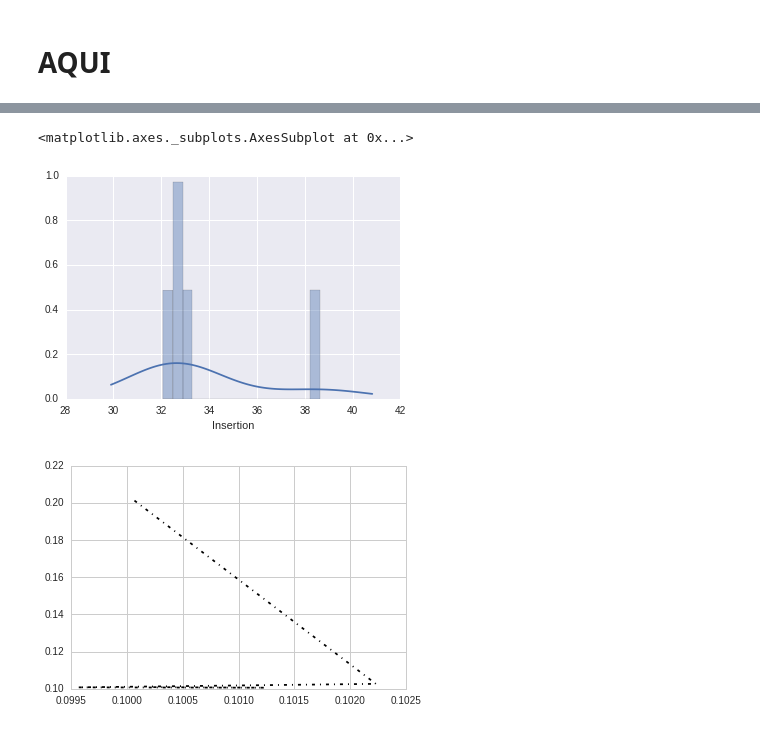
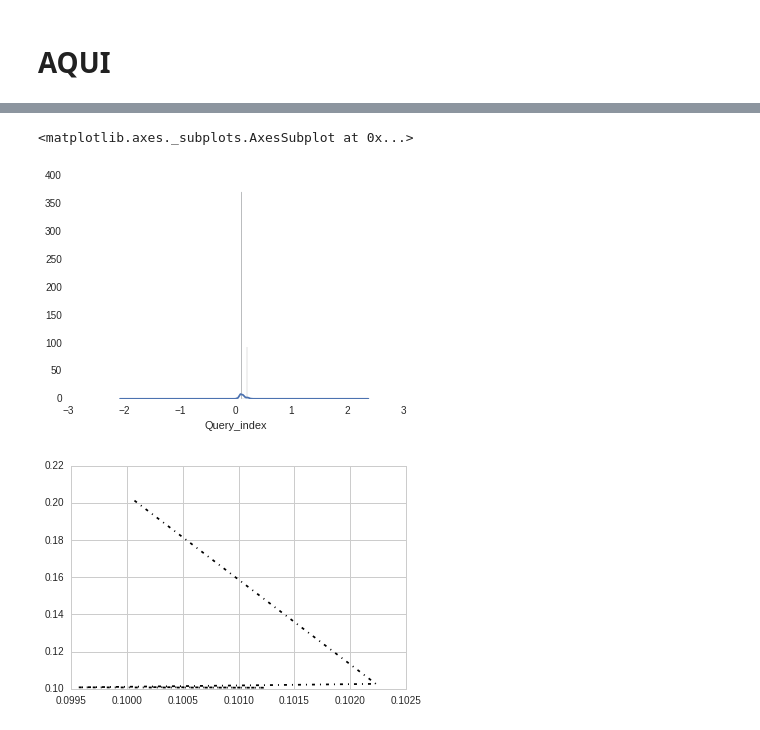
Before and after one commit to miltonlab/pyresearch, a Jupyter notebook: trees-mongodb/Trees NOSQL MongoDB.ipynb, the cells around one changed output, grey strips where cells are left out. Drawn from its saved outputs; the diff is of its cells as text; code cells hidden in the pictures.

```diff
--- a/trees-mongodb/Trees NOSQL MongoDB.ipynb
+++ b/trees-mongodb/Trees NOSQL MongoDB.ipynb
@@ -522,9 +540,9 @@ import seaborn as sea
 # %%
-sea.set_style("darkgrid")
-sea.distplot(results.Insertion)
+
+sea.distplot(results.Query_index)
 # %% [output]
 <matplotlib.axes._subplots.AxesSubplot at 0x...>
-[figure, old version]
+[figure, new version]
 # %%
 sea.set_style("whitegrid")
 #sea.distplot(results.Insert)
```
Also changed, not shown: parts of 6 cells of this notebook, 1 other file.
